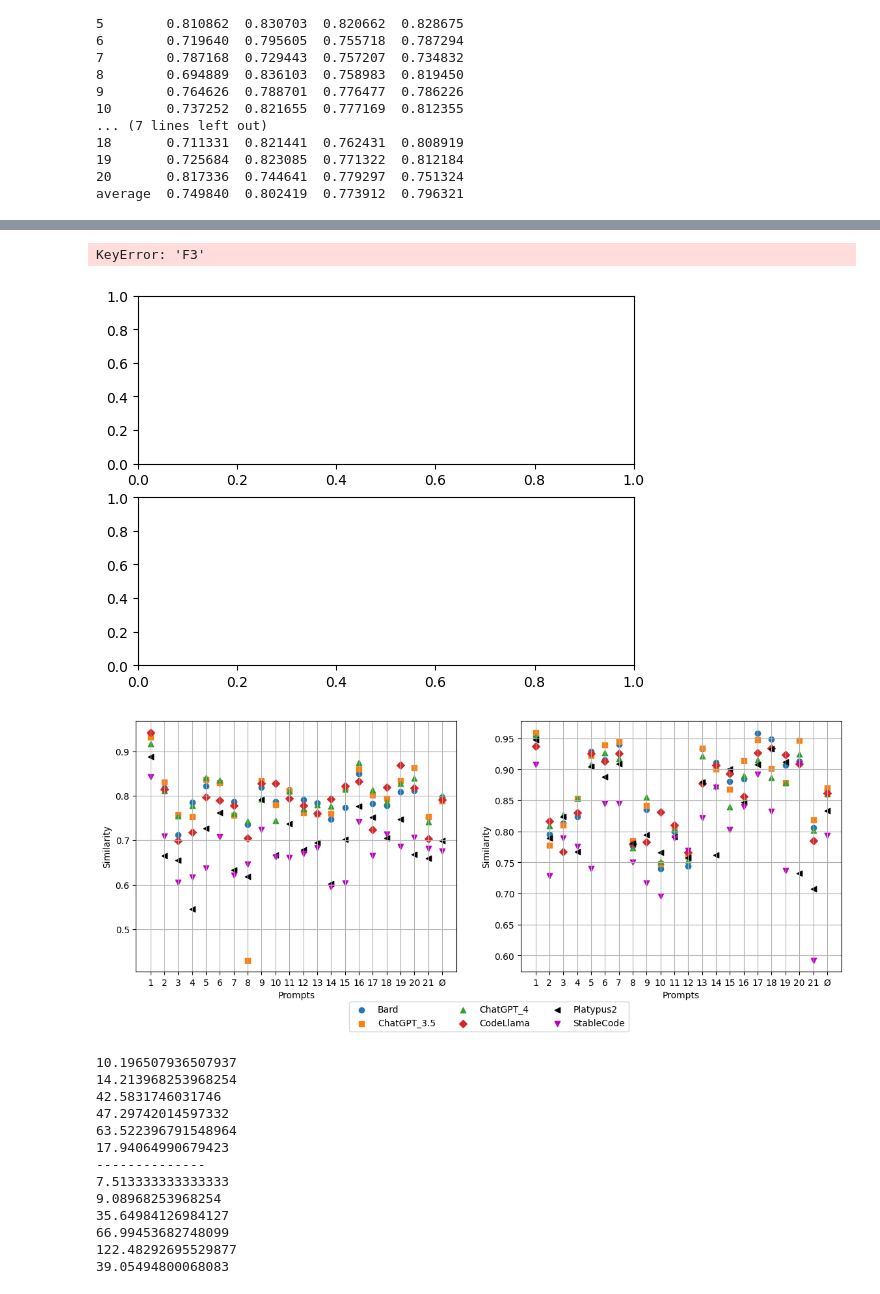
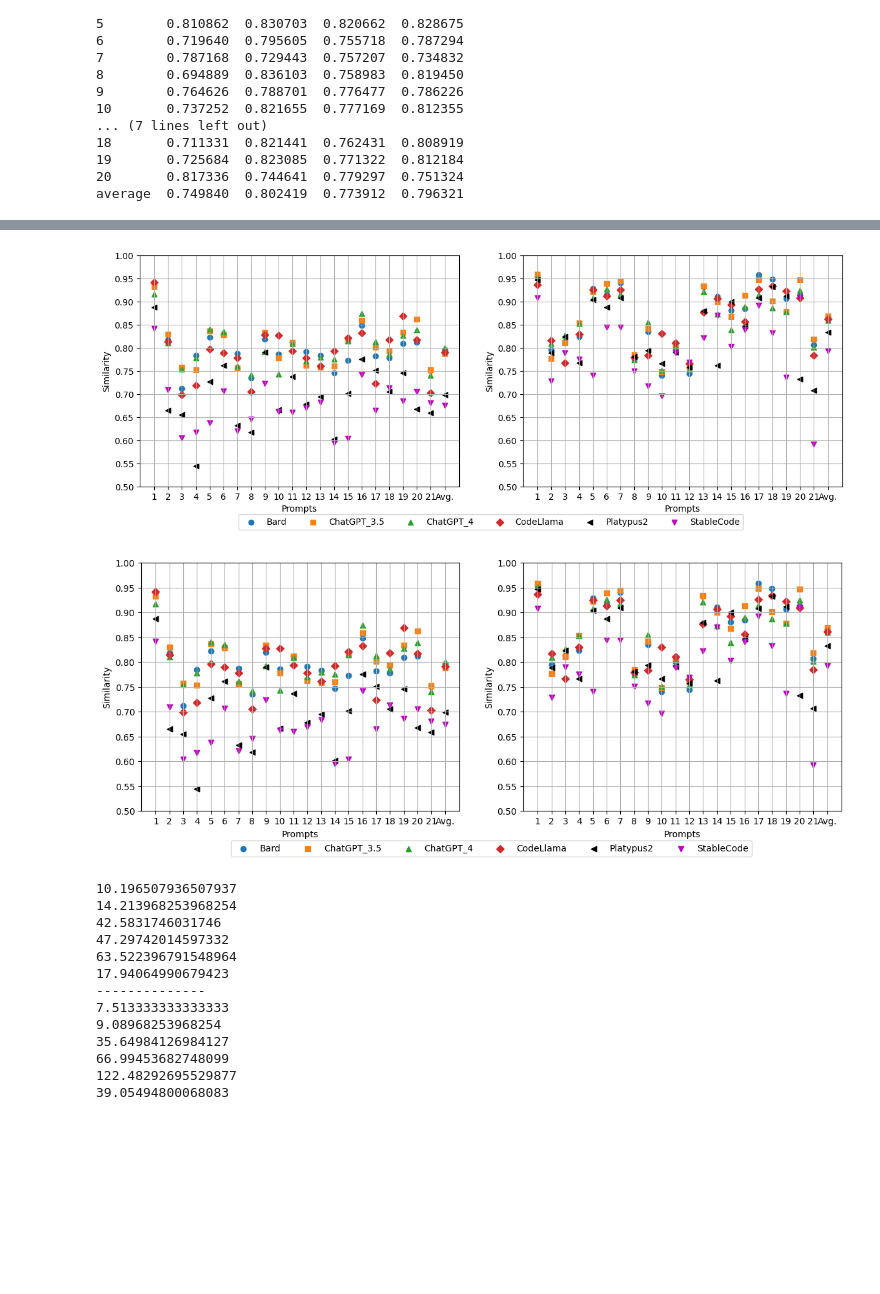
Before and after one commit to iswunistuttgart/generating_plc_code_with_llms, a Jupyter notebook: LLM_Test/plots.ipynb, the cells around one changed output, grey strips where cells are left out. Drawn from its saved outputs; the diff is of its cells as text; code cells hidden in the pictures; blank space fills up the shorter version.

```diff
--- a/LLM_Test/plots.ipynb
+++ b/LLM_Test/plots.ipynb
@@ -181,40 +192,49 @@ fig.set_figwidth(7)
 # %%
-fig, (ax1, ax2) = plt.subplots(2,1)
+fig, (ax1, ax2) = plt.subplots(1,2)
 
-x = np.array([f'{i}' for i in range(1,22)] + ['Ø'])
-ax1.scatter(x, df1['F3'],label='Bard',marker="o")
-ax1.scatter(x, df2['F3'],label="ChatGPT_3.5",marker="s")
-ax1.scatter(x, df3['F3'],label="ChatGPT_4",marker="^")
-ax1.scatter(x, df4['F3'],label="CodeLlama",marker="D")
-ax1.scatter(x, df5['F3'],label="Platypus2",marker="<",color='k')
-ax1.scatter(x, df6['F3'],label="StableCode",marker="v",color='m')
+
+
+x = np.array([f'{i}' for i in range(1,22)] + ['Avg.'])
+ax1.scatter(x, df1['f3'],label='Bard',marker="o")
+ax1.scatter(x, df2['f3'],label="ChatGPT_3.5",marker="s")
+ax1.scatter(x, df3['f3'],label="ChatGPT_4",marker="^")
+ax1.scatter(x, df4['f3'],label="CodeLlama",marker="D")
+ax1.scatter(x, df5['f3'],label="Platypus2",marker="<",color='k')
+ax1.scatter(x, df6['f3'],label="StableCode",marker="v",color='m')
 # ax1.legend(loc='upper center', bbox_to_anchor=(1.2, 0.1), ncol=1)
+ax1.legend(loc='upper center', bbox_to_anchor=(1.1, -0.1), ncol=6)
+ax1.set_ylim(0.5, 1)
+ax1.set_yticks(np.arange(0.5, 1.05, 0.05))
 ax1.grid(True)
 ax1.set_xlabel('Prompts')
 ax1.set_ylabel('Similarity')
 # ax1.xticks(np.arange(0,21,2))
 
-ax2.scatter(x, daf1['F3'],label='Bard',marker="o")
-ax2.scatter(x, daf2['F3'],label="ChatGPT_3.5",marker="s")
-ax2.scatter(x, daf3['F3'],label="ChatGPT_4",marker="^")
-ax2.scatter(x, daf4['F3'],label="CodeLlama",marker="D")
-ax2.scatter(x, daf5['F3'],label="Platypus2",marker="<",color='k')
-ax2.scatter(x, daf6['F3'],label="StableCode",marker="v",color='m')
-ax2.legend(loc='upper center', bbox_to_anchor=(0.5, -0.1), ncol=3)
+ax2.scatter(x, daf1['f3'],label='Bard',marker="o")
+ax2.scatter(x, daf2['f3'],label="ChatGPT_3.5",marker="s")
+ax2.scatter(x, daf3['f3'],label="ChatGPT_4",marker="^")
+ax2.scatter(x, daf4['f3'],label="CodeLlama",marker="D")
+ax2.scatter(x, daf5['f3'],label="Platypus2",marker="<",color='k')
+ax2.scatter(x, daf6['f3'],label="StableCode",marker="v",color='m')
+
+
+ax2.set_ylim(0.5, 1)
+ax2.set_yticks(np.arange(0.5, 1.05, 0.05))
 ax2.grid(True)
 ax2.set_xlabel('Prompts')
 ax2.set_ylabel('Similarity')
 # ax2.xticks(np.arange(0,21,2))
 # fig.legend(loc='upper center', bbox_to_anchor=(0.5, -0.05), ncol=5)
-fig.set_figheight(10)
-fig.set_figwidth(7.5)
+
+
+fig.set_figwidth(14.5)
+plt.savefig('img/Similarity.prompts.2.pdf', bbox_inches='tight')
 # %% [output]
-KeyError: 'F3'
-[figure, old version]
+[figure, new version]
 # %%
 fig, (ax1, ax2) = plt.subplots(1,2)
 
-x = np.array([f'{i}' for i in range(1,22)] + ['Ø'])
+x = np.array([f'{i}' for i in range(1,22)] + ['Avg.'])
 ax1.scatter(x, df1['f3'],label='Bard',marker="o")
 ax1.scatter(x, df2['f3'],label="ChatGPT_3.5",marker="s")
 ax1.scatter(x, df3['f3'],label="ChatGPT_4",marker="^")
@@ -222,10 +242,13 @@ ax1.scatter(x, df4['f3'],label="CodeLlama",marker="D")
 ax1.scatter(x, df5['f3'],label="Platypus2",marker="<",color='k')
 ax1.scatter(x, df6['f3'],label="StableCode",marker="v",color='m')
 # ax1.legend(loc='upper center', bbox_to_anchor=(1.2, 0.1), ncol=1)
-ax1.legend(loc='upper center', bbox_to_anchor=(1.1, -0.1), ncol=3)
+ax1.legend(loc='upper center', bbox_to_anchor=(1.1, -0.1), ncol=6)
+ax1.set_ylim(0.5, 1)
+ax1.set_yticks(np.arange(0.5, 1.05, 0.05))
 ax1.grid(True)
 ax1.set_xlabel('Prompts')
 ax1.set_ylabel('Similarity')
+
 # ax1.xticks(np.arange(0,21,2))
 
 ax2.scatter(x, daf1['f3'],label='Bard',marker="o")
@@ -235,13 +258,16 @@ ax2.scatter(x, daf4['f3'],label="CodeLlama",marker="D")
 ax2.scatter(x, daf5['f3'],label="Platypus2",marker="<",color='k')
 ax2.scatter(x, daf6['f3'],label="StableCode",marker="v",color='m')
 # ax2.legend(loc='upper center', bbox_to_anchor=(0.5, -0.1), ncol=3)
+ax2.set_ylim(0.5, 1)
+ax2.set_yticks(np.arange(0.5, 1.05, 0.05))
 ax2.grid(True)
 ax2.set_xlabel('Prompts')
 ax2.set_ylabel('Similarity')
 fig.set_figheight(5)
 fig.set_figwidth(14)
+plt.savefig('img/Similarity.Prompts.pdf', bbox_inches='tight')
 # %% [output]
-[figure, old version]
+[figure, new version]
 # %%
 import matplotlib.pyplot as plt
 import numpy as np
```
Also changed, not shown: parts of 7 cells of this notebook, 6 other files.
